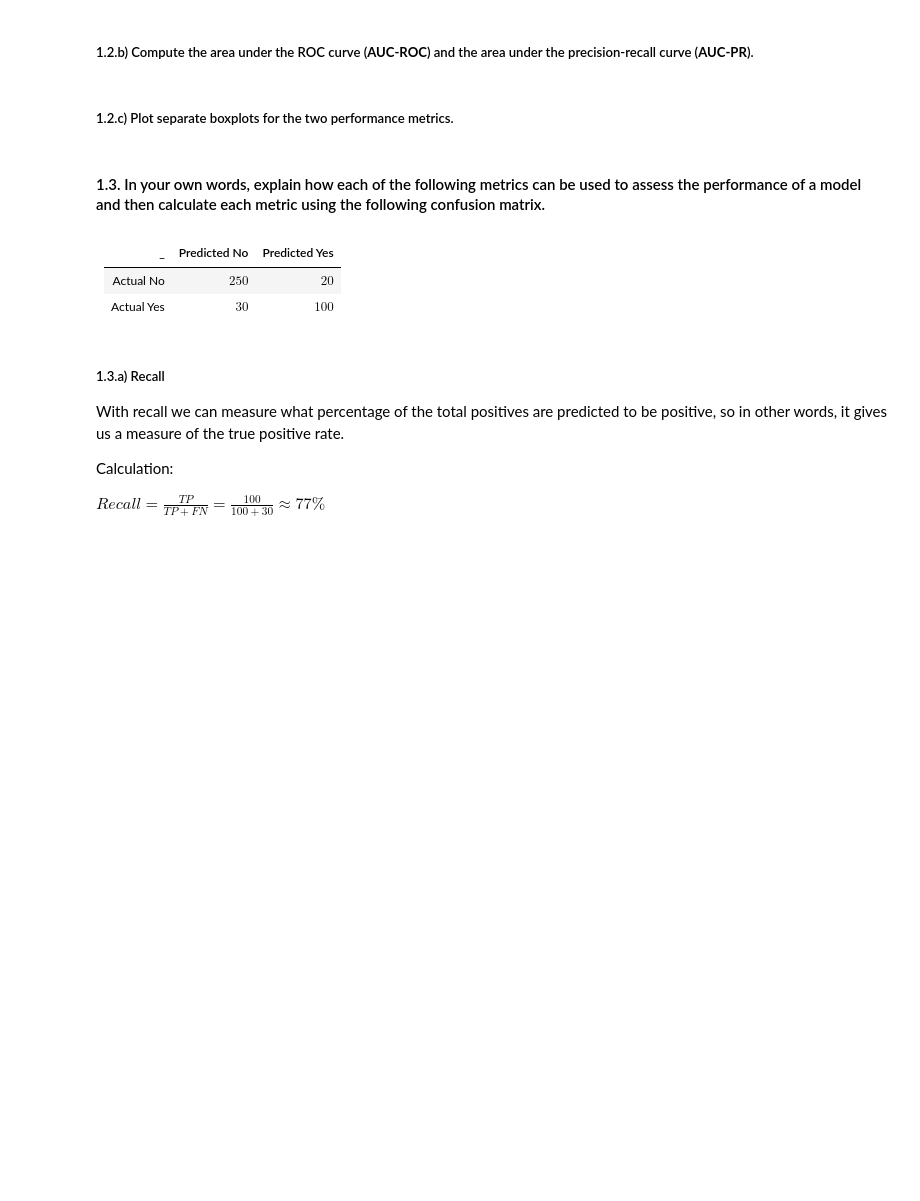
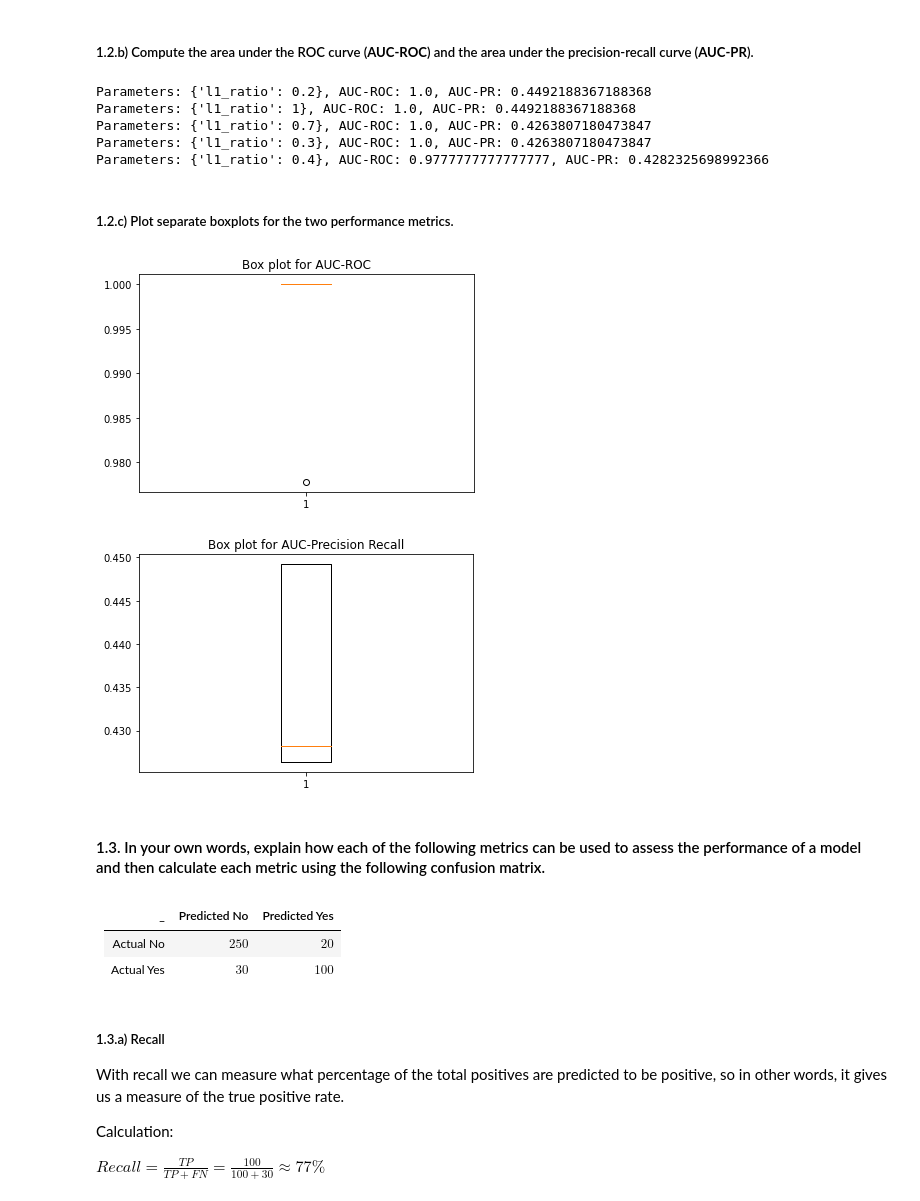
Before and after one commit to FabriceBeaumont/MA-INF_4216_Biomedical_DS_and_AI, a Jupyter notebook: Sheet7/Assignment7_Solutions.ipynb, the cells around one changed output. Cells and saved outputs as stored; diff of their text form; code cells hidden in the pictures; blank space fills up the shorter version.

```diff
--- a/Sheet7/Assignment7_Solutions.ipynb
+++ b/Sheet7/Assignment7_Solutions.ipynb
@@ -43,2 +157,8 @@ def get_dataset_from_github(filename, index_col_str=None, header_str='infer'):
 # %% [markdown]
 #### 1.2. Use the nested cross validation to train a logistic regression with elastic net penalization (`leukemia_small.csv`).
+# %%
+leukemia_dataset = get_dataset_from_github(filename = 'leukemia_small.csv', header_str = None).T.rename(columns={ 0: 'Class'})
+
+y = leukemia_dataset['Class']
+X = leukemia_dataset.drop(columns = ['Class'])
+leukemia_dataset.head()
@@ -47,7 +238,27 @@ def get_dataset_from_github(filename, index_col_str=None, header_str='infer'):
 # %% [markdown]
 ##### 1.2.b) Compute the area under the ROC curve (**AUC-ROC**) and the area under the precision-recall curve (**AUC-PR**).
+# %%
+for i in range(len(best_hyperparameter_results)):
+    print(f'Parameters: {best_hyperparameter_results[i]}, AUC-ROC: {outer_cv_auc_roc_score_results[i]}, AUC-PR: {outer_cv_auc_precision_recall_curve_results[i]}')
+# %% [output]
+Parameters: {'l1_ratio': 0.2}, AUC-ROC: 1.0, AUC-PR: 0.4492188367188368
+Parameters: {'l1_ratio': 1}, AUC-ROC: 1.0, AUC-PR: 0.4492188367188368
+Parameters: {'l1_ratio': 0.7}, AUC-ROC: 1.0, AUC-PR: 0.4263807180473847
+Parameters: {'l1_ratio': 0.3}, AUC-ROC: 1.0, AUC-PR: 0.4263807180473847
+Parameters: {'l1_ratio': 0.4}, AUC-ROC: 0.9777777777777777, AUC-PR: 0.4282325698992366
 # %% [markdown]
 ##### 1.2.c) Plot separate boxplots for the two performance metrics.
+# %%
+plt.title('Box plot for AUC-ROC')
+plt.boxplot(outer_cv_auc_roc_score_results)
+plt.show()
+
+plt.title('Box plot for AUC-Precision Recall')
+plt.boxplot(outer_cv_auc_precision_recall_curve_results)
+plt.show()
+# %% [output]
+[figure, added]
+[figure, added]
 # %% [markdown]
 #### 1.3. In your own words, explain how each of the following metrics can be used to assess the performance of a model and then calculate each metric using the following confusion matrix.
 # %% [markdown]
```
Also changed, not shown: parts of 20 cells of this notebook.
